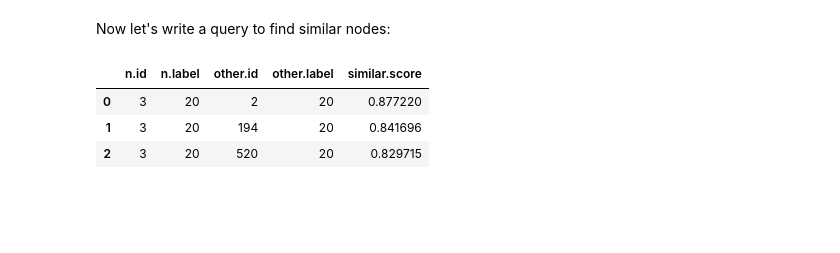
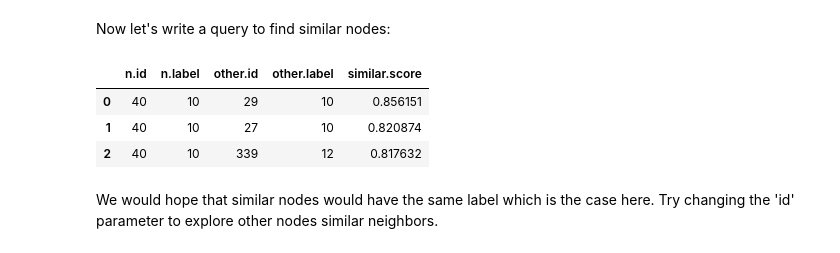
Before and after one commit to neo4j-contrib/training, a Jupyter notebook: ml_ai/05_GraphEmbeddings.ipynb, the cells around one changed output. Saved outputs shown, nothing was run; the diff lists cells and outputs as text; code cells hidden in the pictures; blank space fills up the shorter version.

```diff
--- a/ml_ai/05_GraphEmbeddings.ipynb
+++ b/ml_ai/05_GraphEmbeddings.ipynb
@@ -188,20 +196,6 @@ print(mean_acc)
 Our classifier is getting an accuracy of just under 90%.
 
 Let's store our predictions in the database and then write a query to check the predictions against actual labels to make sure everything makes sense.
-# %%
-result = graph.run("""\
-MATCH (n:Node)
-WHERE exists(n.mlLabel)
-RETURN n.%s AS embedding, n.mlLabel AS label, id(n) AS nodeId
-""" %(embedding_property_name))
-
-for row in result.data():
-    prediction = clf.predict(np.array([row["embedding"]]))[0]
-    params = {"nodeId": row["nodeId"], "prediction": int(prediction)}
-    graph.run("""\
-    MATCH (n) WHERE id(n) = toInteger($nodeId)
-    SET n.prediction = $prediction
-    """, params)
 # %%
 result = graph.run("""\
 MATCH (n:Node)
@@ -271,13 +271,15 @@ Now let's write a query to find similar nodes:
 # %%
 find_similar_nodes_query = """
 MATCH (n:Node {id: $id})-[similar:SIMILAR]->(other)
 RETURN n.id, n.label, other.id, other.label, similar.score
 """
 
-result = graph.run(find_similar_nodes_query, {"id": "3"}).to_data_frame()
+result = graph.run(find_similar_nodes_query, {"id": "40"}).to_data_frame()
 result
 # %% [output]
 |  | n.id | n.label | other.id | other.label | similar.score |
-| 0 | 3 | 20 | 2 | 20 | 0.877220 |
-| 1 | 3 | 20 | 194 | 20 | 0.841696 |
-| 2 | 3 | 20 | 520 | 20 | 0.829715 |
+| 0 | 40 | 10 | 29 | 10 | 0.856151 |
+| 1 | 40 | 10 | 27 | 10 | 0.820874 |
+| 2 | 40 | 10 | 339 | 12 | 0.817632 |
+# %% [markdown]
+We would hope that similar nodes would have the same label which is the case here. Try changing the 'id' parameter to explore other nodes similar neighbors.
```
Also changed, not shown: parts of 5 cells of this notebook, 1 other file.
